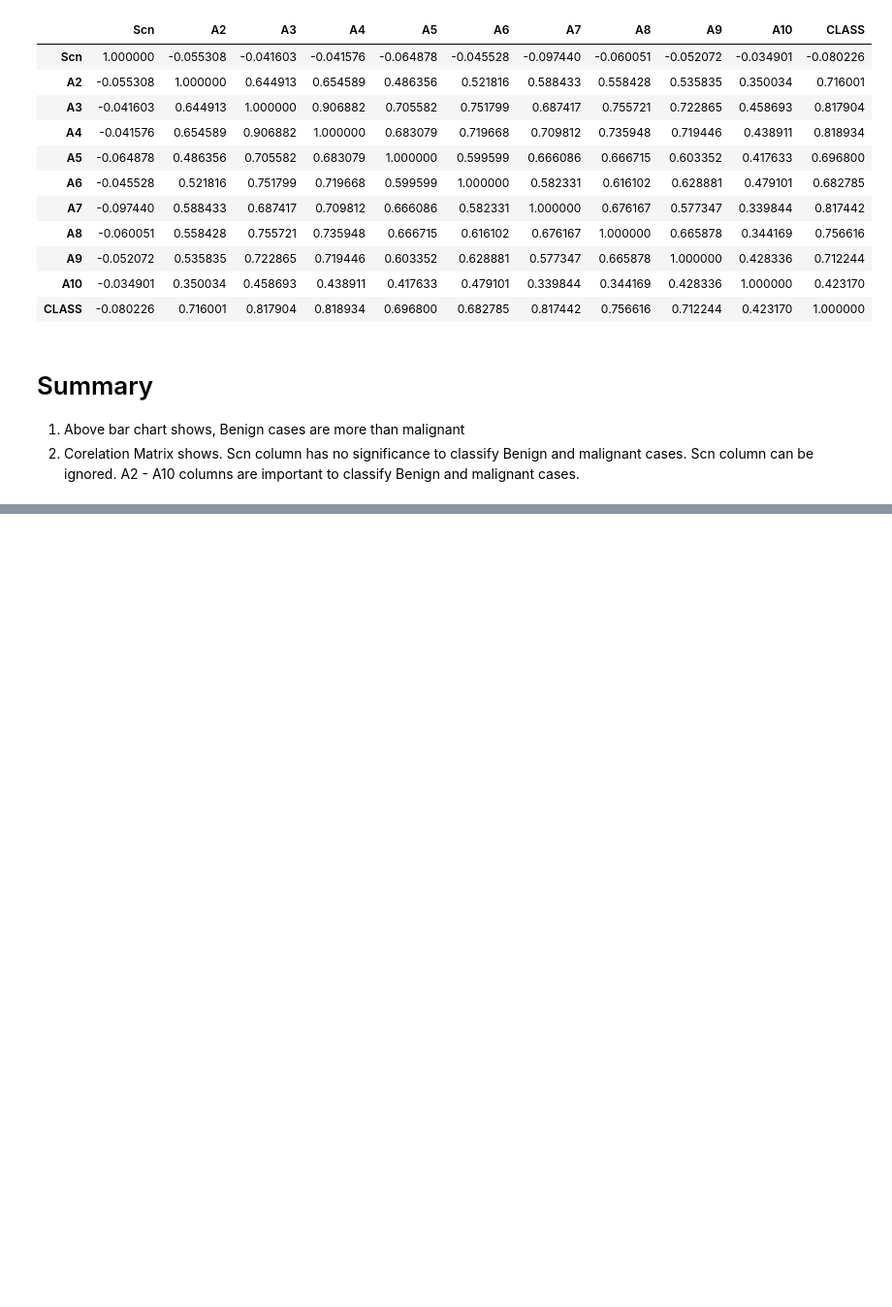
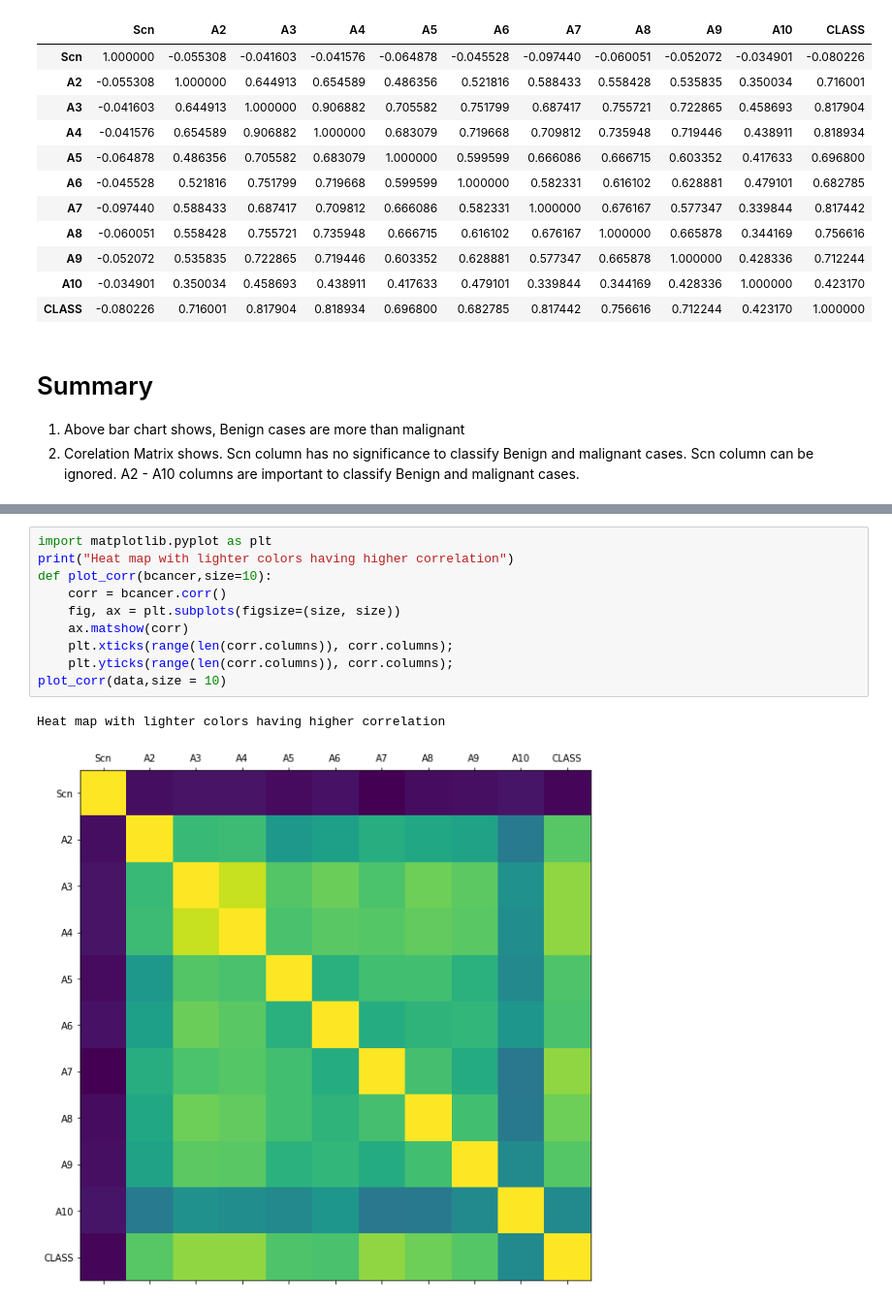
Before and after one commit to iamrajp/G10-PythonProject, a Jupyter notebook: code/Main.ipynb, the cells around one changed output, grey strips where cells are left out. Shown: that part at 97% size. Cells and saved outputs as stored; diff of their text form; blank space fills up the shorter version.

```diff
--- a/code/Main.ipynb
+++ b/code/Main.ipynb
@@ -134,0 +175,13 @@ data.corr()
+# %%
+import matplotlib.pyplot as plt
+print("Heat map with lighter colors having higher correlation")
+def plot_corr(bcancer,size=10):
+    corr = bcancer.corr()
+    fig, ax = plt.subplots(figsize=(size, size))
+    ax.matshow(corr)
+    plt.xticks(range(len(corr.columns)), corr.columns);
+    plt.yticks(range(len(corr.columns)), corr.columns);
+plot_corr(data,size = 10)
+# %% [output]
+Heat map with lighter colors having higher correlation
+[figure, added]
```
Also changed, not shown: parts of 4 cells of this notebook.
